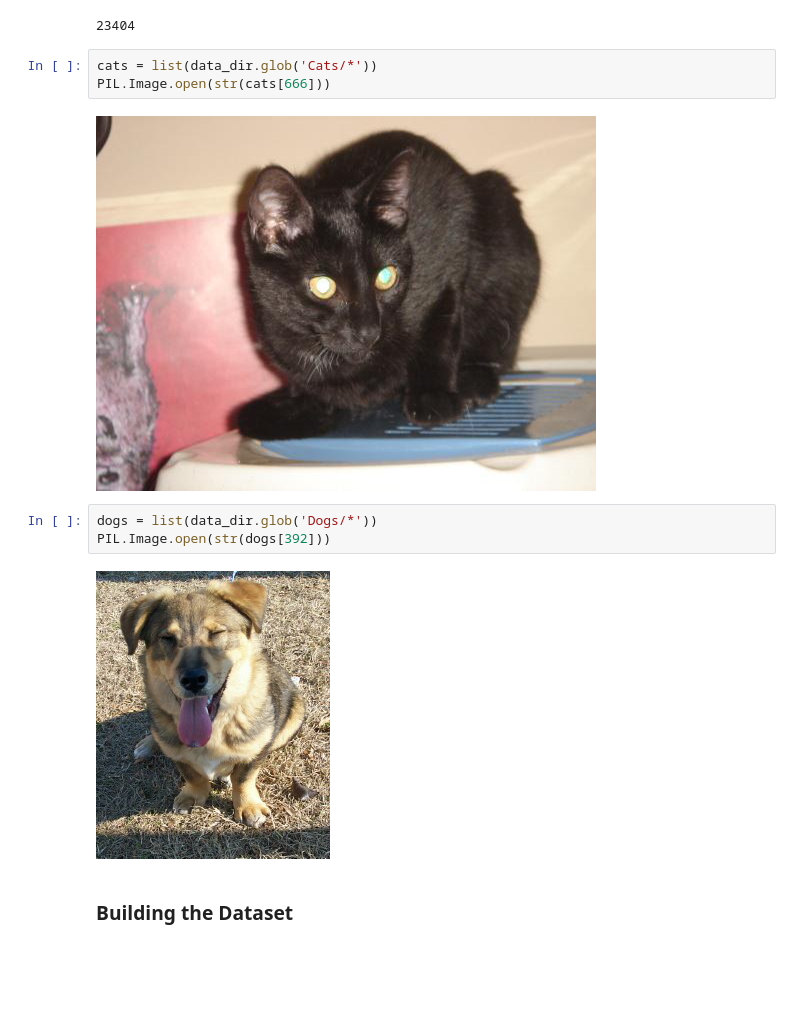
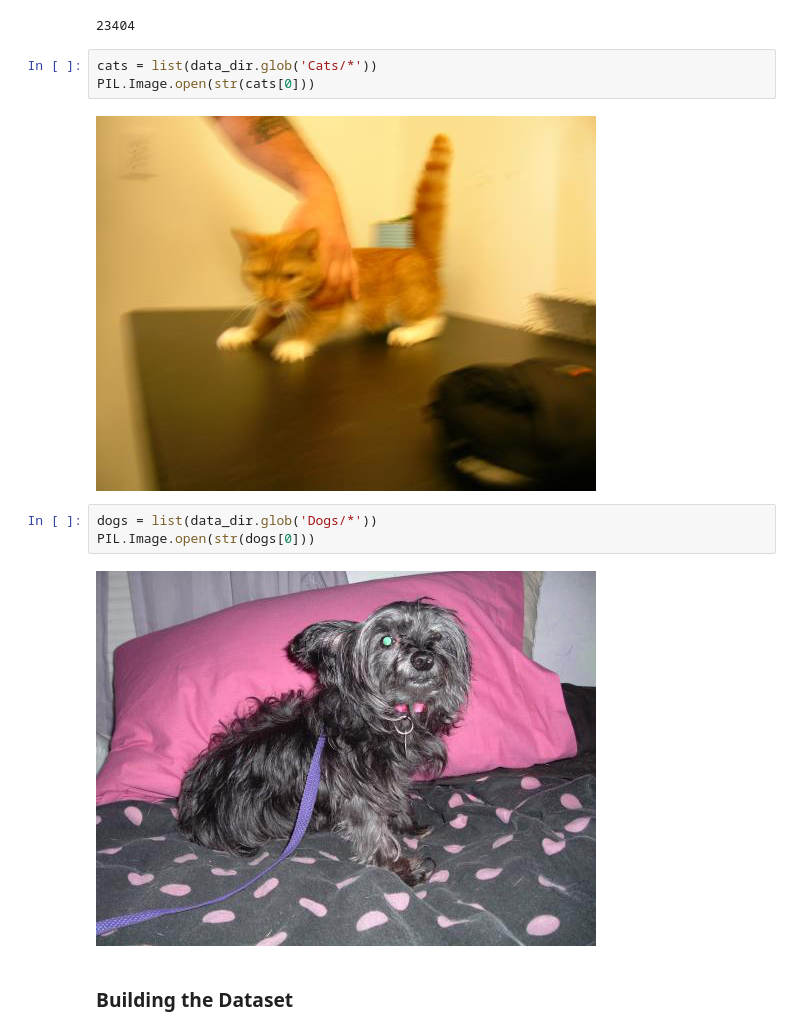
Before and after one commit to TommasoLocatelli/ml_cats_vs_dogs, a Jupyter notebook: PreProcessing.ipynb, the cells around one changed output. Cells and saved outputs as stored; diff of their text form; blank space fills up the shorter version.

```diff
--- a/PreProcessing.ipynb
+++ b/PreProcessing.ipynb
@@ -27,14 +27,14 @@ print(image_count)
 23404
 # %%
 cats = list(data_dir.glob('Cats/*'))
-PIL.Image.open(str(cats[666]))
+PIL.Image.open(str(cats[0]))
 # %% [output]
-[figure, old version]
+[figure, new version]
 # %%
 dogs = list(data_dir.glob('Dogs/*'))
-PIL.Image.open(str(dogs[392]))
+PIL.Image.open(str(dogs[0]))
 # %% [output]
-[figure, old version]
+[figure, new version]
 # %% [markdown]
 ### Building the Dataset
 # %%
```
Also changed, not shown: parts of 2 cells of this notebook.
